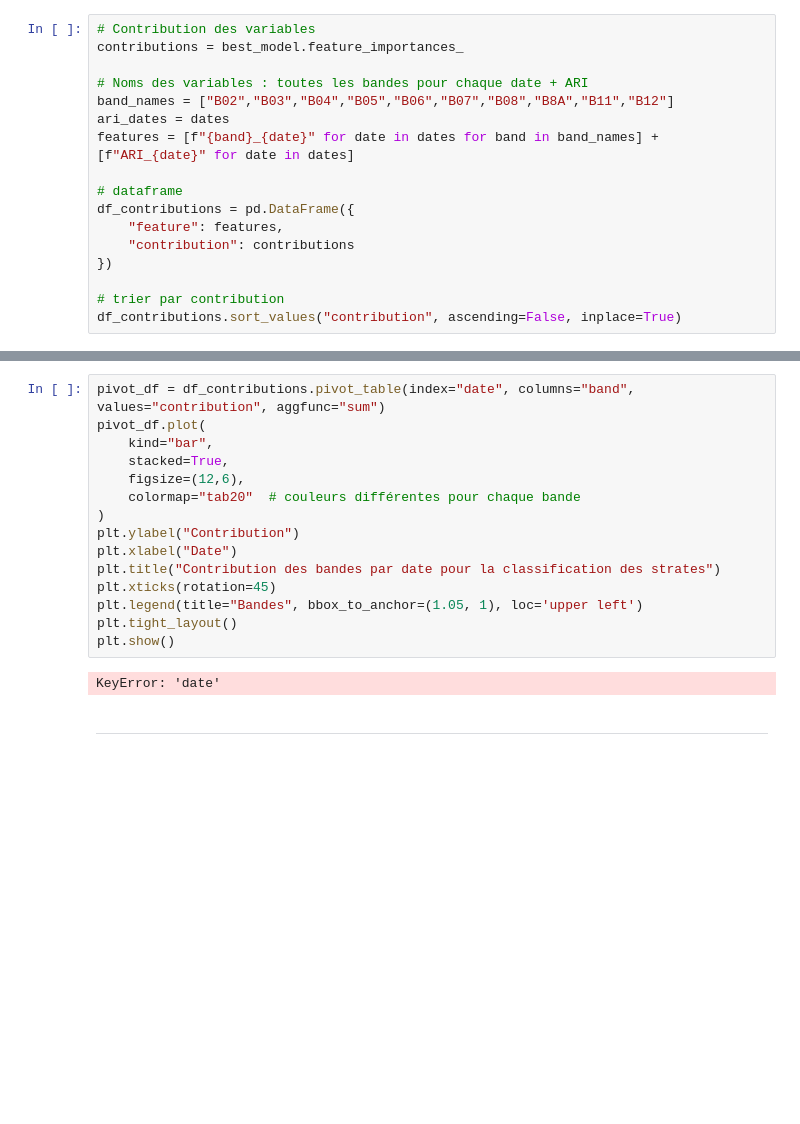
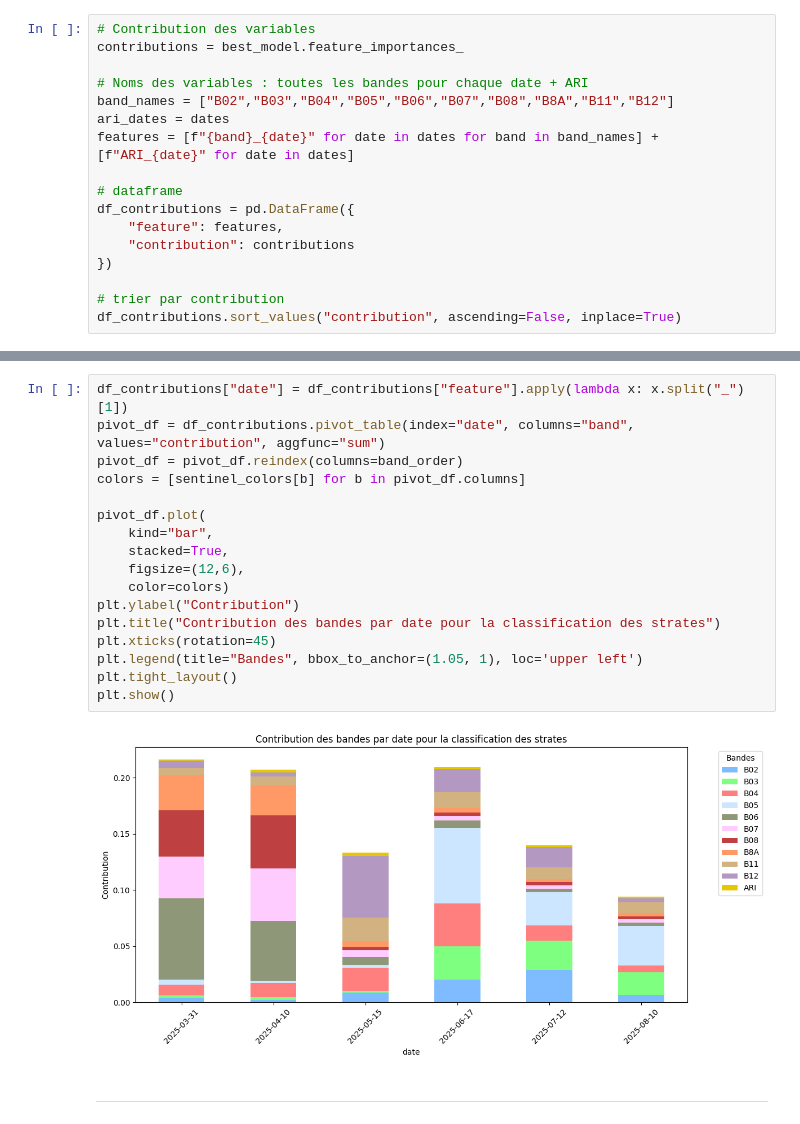
Before and after one commit to marion-billy/projet_telea_landes, a Jupyter notebook: projet_telea_BILLY_MARION.ipynb, the cells around one changed output, grey strips where cells are left out. Saved outputs shown, nothing was run; the diff lists cells and outputs as text; blank space fills up the shorter version.

```diff
--- a/projet_telea_BILLY_MARION.ipynb
+++ b/projet_telea_BILLY_MARION.ipynb
@@ -579,20 +526,22 @@ NameError: name 'Patch' is not defined
 # %%
+df_contributions["date"] = df_contributions["feature"].apply(lambda x: x.split("_")[1])
 pivot_df = df_contributions.pivot_table(index="date", columns="band", values="contribution", aggfunc="sum")
+pivot_df = pivot_df.reindex(columns=band_order)
+colors = [sentinel_colors[b] for b in pivot_df.columns]
+
 pivot_df.plot(
     kind="bar",
     stacked=True,
     figsize=(12,6),
-    colormap="tab20"  # couleurs différentes pour chaque bande
-)
+    color=colors)
 plt.ylabel("Contribution")
-plt.xlabel("Date")
 plt.title("Contribution des bandes par date pour la classification des strates")
 plt.xticks(rotation=45)
 plt.legend(title="Bandes", bbox_to_anchor=(1.05, 1), loc='upper left')
 plt.tight_layout()
 plt.show()
 # %% [output]
-KeyError: 'date'
+[figure, added]
 # %% [markdown]
 ---
 # %% [markdown]
```
Also changed, not shown: parts of 31 cells of this notebook, 2 other files.
